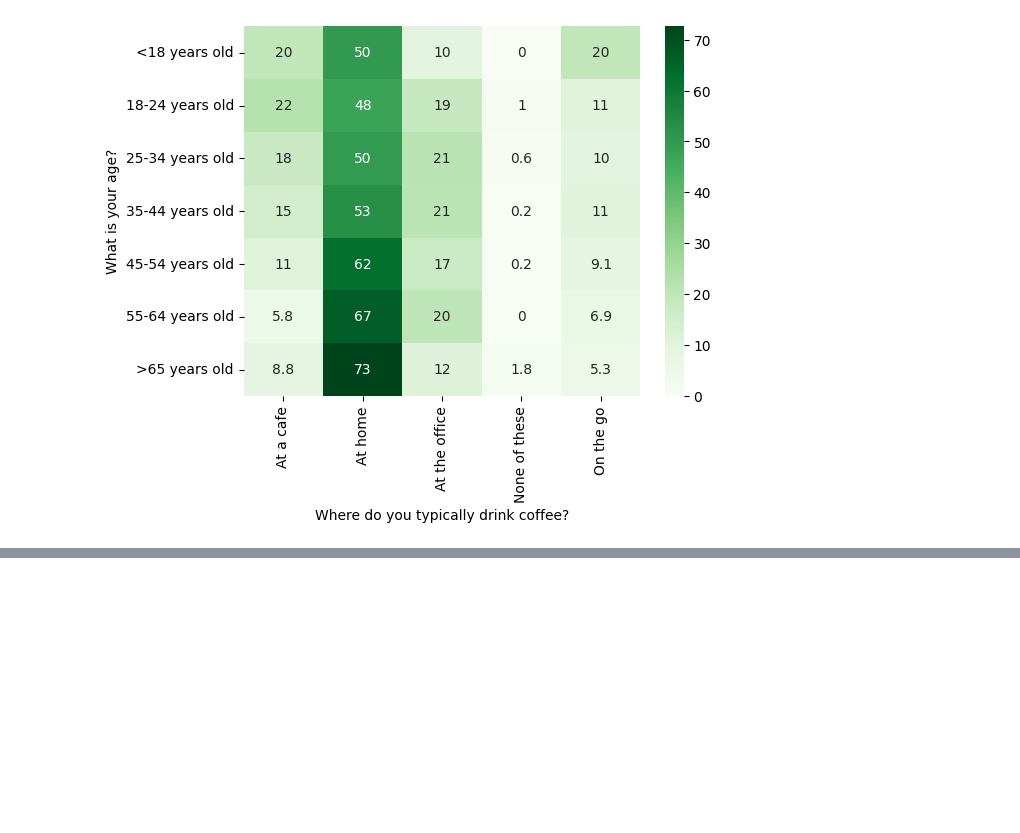
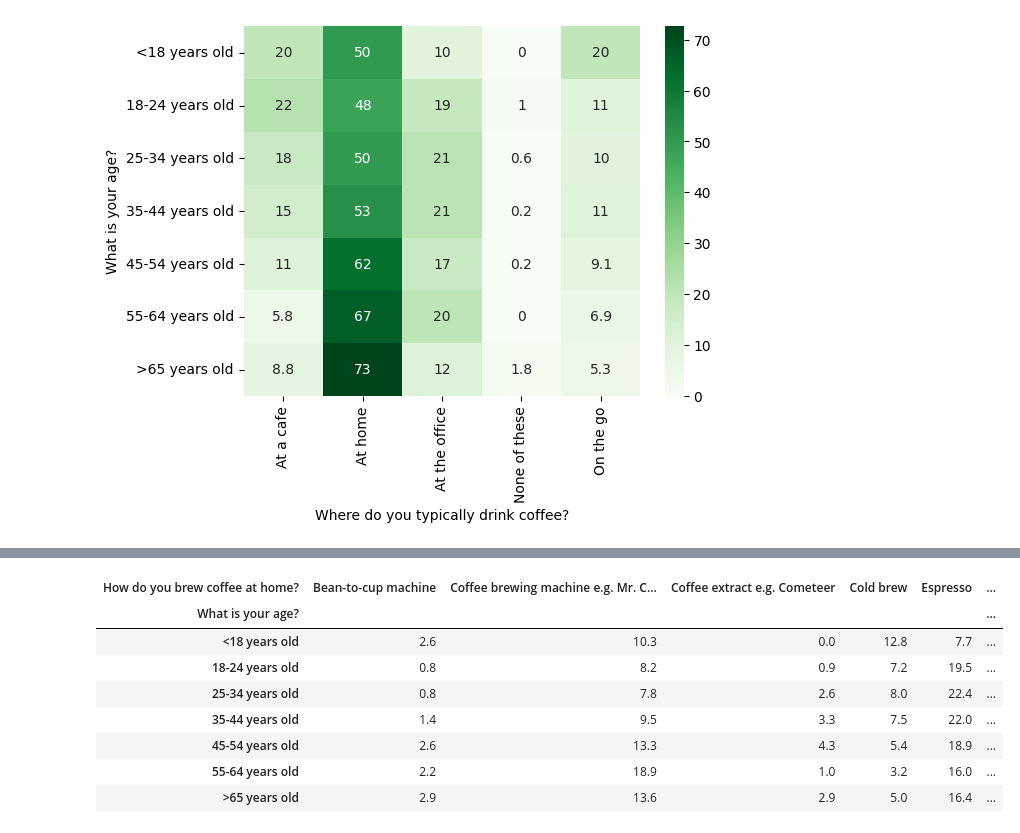
Before and after one commit to PujanFanju1/Data_projects_24, a Jupyter notebook: coffee_survey/coffee_survey_analysis.ipynb, the cells around one changed output, grey strips where cells are left out. Saved outputs shown, nothing was run; the diff lists cells and outputs as text; code cells hidden in the pictures; blank space fills up the shorter version.

```diff
--- a/coffee_survey/coffee_survey_analysis.ipynb
+++ b/coffee_survey/coffee_survey_analysis.ipynb
@@ -349 +366,13 @@ age_place_pct_df
+# %%
+how_age_pct
+# %% [output]
+| How do you brew coffee at home? | Bean-to-cup machine | Coffee brewing machine e.g. Mr. C... | Coffee extract e.g. Cometeer | Cold brew | Espresso | ... |
+| What is your age? |  |  |  |  |  | ... |
+| <18 years old | 2.6 | 10.3 | 0.0 | 12.8 | 7.7 | ... |
+| 18-24 years old | 0.8 | 8.2 | 0.9 | 7.2 | 19.5 | ... |
+| 25-34 years old | 0.8 | 7.8 | 2.6 | 8.0 | 22.4 | ... |
+| 35-44 years old | 1.4 | 9.5 | 3.3 | 7.5 | 22.0 | ... |
+| 45-54 years old | 2.6 | 13.3 | 4.3 | 5.4 | 18.9 | ... |
+| 55-64 years old | 2.2 | 18.9 | 1.0 | 3.2 | 16.0 | ... |
+| >65 years old | 2.9 | 13.6 | 2.9 | 5.0 | 16.4 | ... |
 # %%
```
Also changed, not shown: parts of 25 cells of this notebook.
